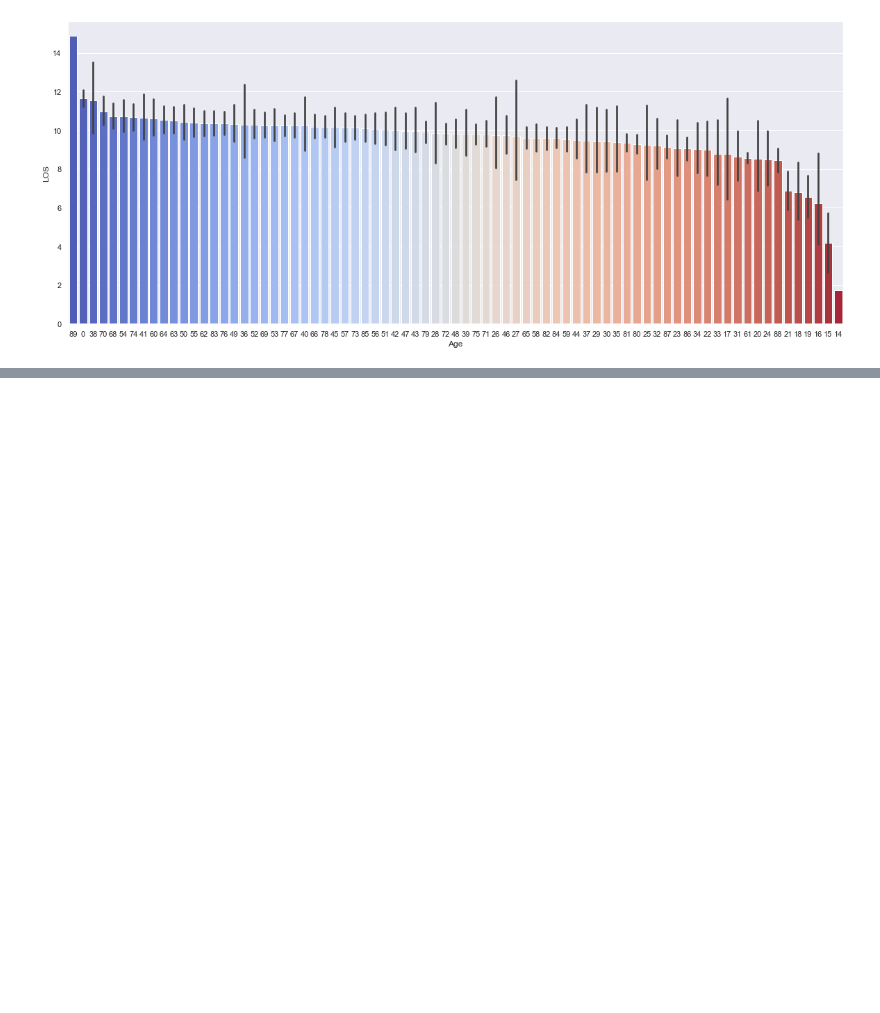
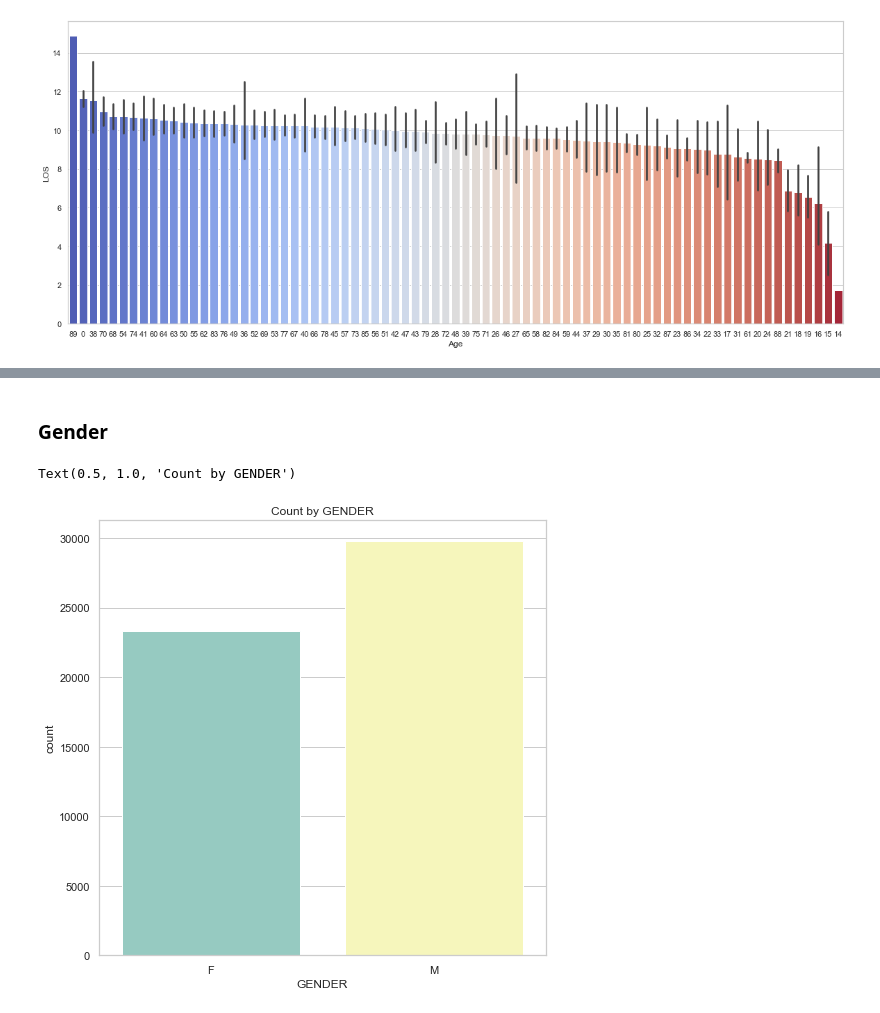
Before and after one commit to bnaoe/Tensorflow-ANN-Hospital-LOS, a Jupyter notebook: Untitled.ipynb, the cells around one changed output, grey strips where cells are left out. Drawn from its saved outputs; the diff is of its cells as text; code cells hidden in the pictures; blank space fills up the shorter version.

```diff
--- a/Untitled.ipynb
+++ b/Untitled.ipynb
@@ -9,8 +9,9 @@ Project Author: Brian Naoe
 import numpy as np
 import pandas as pd
 import matplotlib.pyplot as plt
+from matplotlib.patches import Polygon
 import seaborn as sns
-sns.set()
+sns.set(style="whitegrid")
 # %% [markdown]
 # Load Data Sets
 # %%
@@ -227,6 +228,8 @@ Mean age for rows with valid age: 61.283474822653794
 # %%
 #Replace in invalid age
 df_adm['Age'] = np.where(df_adm['Age'] < 0, 61, df_adm['Age'])
+# %%
+df_adm['Age'] = df_adm['Age'].astype(int)
 # %%
 #Graph shows that the MIMIC-III data set has a lot of newborn admissions
 plt.figure(figsize=(20,4))
@@ -245,0 +259,10 @@ sns.barplot(df_adm['Age'],df_adm['LOS'],palette='coolwarm',order = rank)
+# %% [markdown]
+### Gender
+# %%
+#Exploring Gender admissions
+plt.figure(figsize=(8,8))
+sns.countplot(x='GENDER',data=df_adm, palette="Set3")
+plt.title('Count by GENDER')
+# %% [output]
+Text(0.5, 1.0, 'Count by GENDER')
+[figure, added]
```
Also changed, not shown: parts of 62 cells of this notebook.
